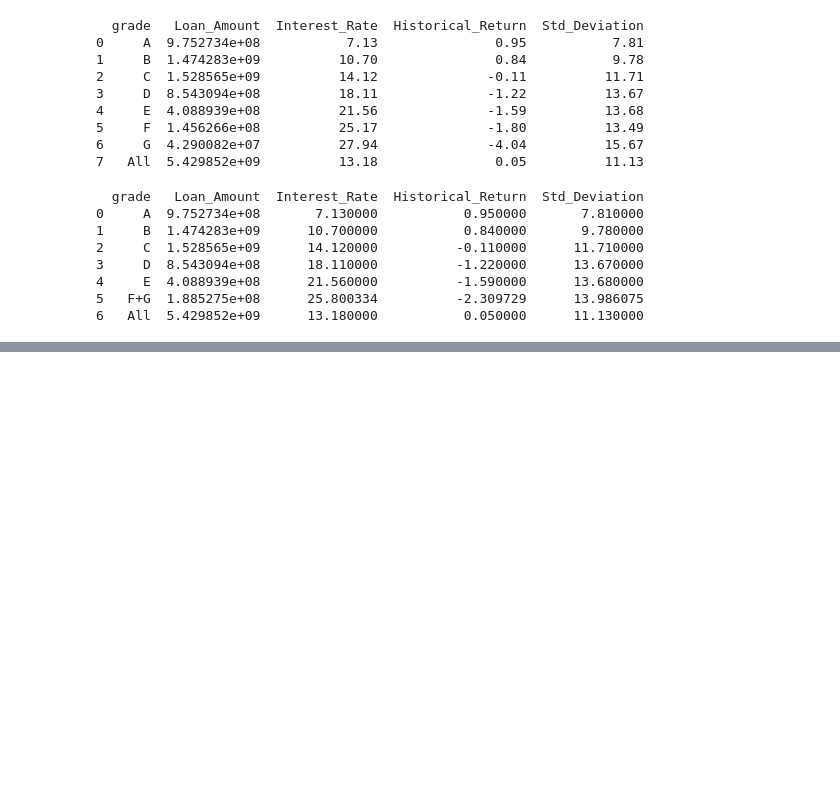
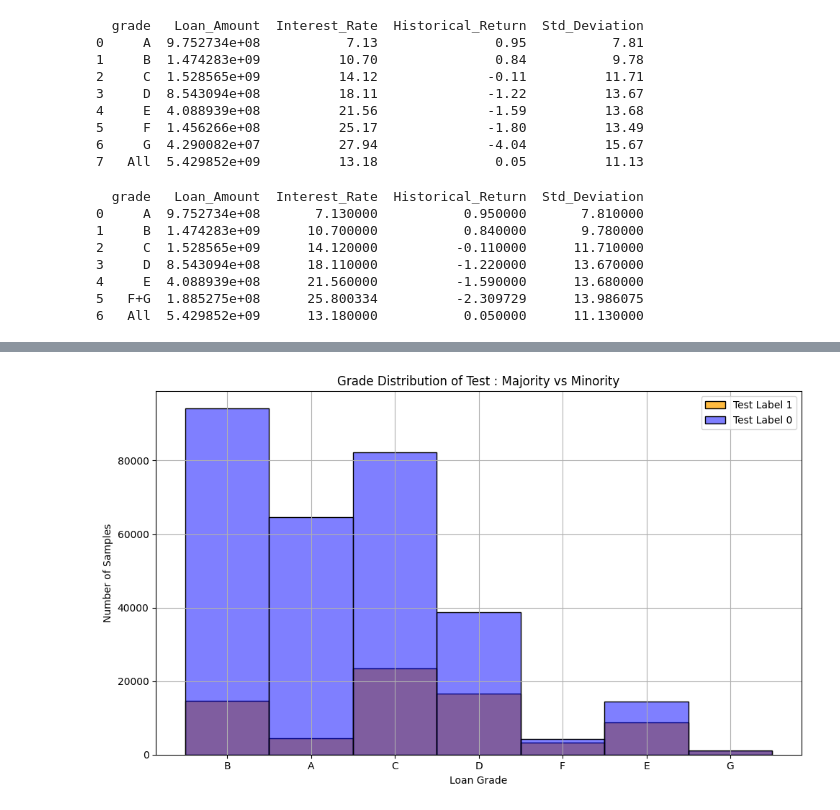
Before and after one commit to Seungminin/Data_Analysis_lending-club, a Jupyter notebook: Paper_code/extract_return_grade.ipynb, the cells around one changed output, grey strips where cells are left out. Cells and saved outputs as stored; diff of their text form; code cells hidden in the pictures; blank space fills up the shorter version.

```diff
--- a/Paper_code/extract_return_grade.ipynb
+++ b/Paper_code/extract_return_grade.ipynb
@@ -390,0 +407,23 @@ print(df)
+# %%
+## Loan_status로 분리
+train_majority = train_data[train_data['loan_status'] == 0]
+train_minority = train_data[train_data['loan_status'] == 1]
+
+test_majority = test_data[test_data['loan_status'] == 0]
+test_minority = test_data[test_data['loan_status'] == 1]
+# %%
+## test_data 각 Grade 분포 Loan_status class 분리리
+plt.figure(figsize=(10, 6))
+sns.histplot(data=test_minority, x="grade", stat="count", discrete=True, label="Test Label 1", color="orange")
+sns.histplot(data=test_majority, x="grade", stat="count", discrete=True, label="Test Label 0", color="blue", alpha=0.5)
+
+# 2. 그래프 설정
+plt.title("Grade Distribution of Test : Majority vs Minority")
+plt.xlabel("Loan Grade")
+plt.ylabel("Number of Samples")
+plt.legend()
+plt.grid(True)
+plt.tight_layout()
+plt.show()
+# %% [output]
+[figure, added]
```
Also changed, not shown: parts of 8 cells of this notebook.
